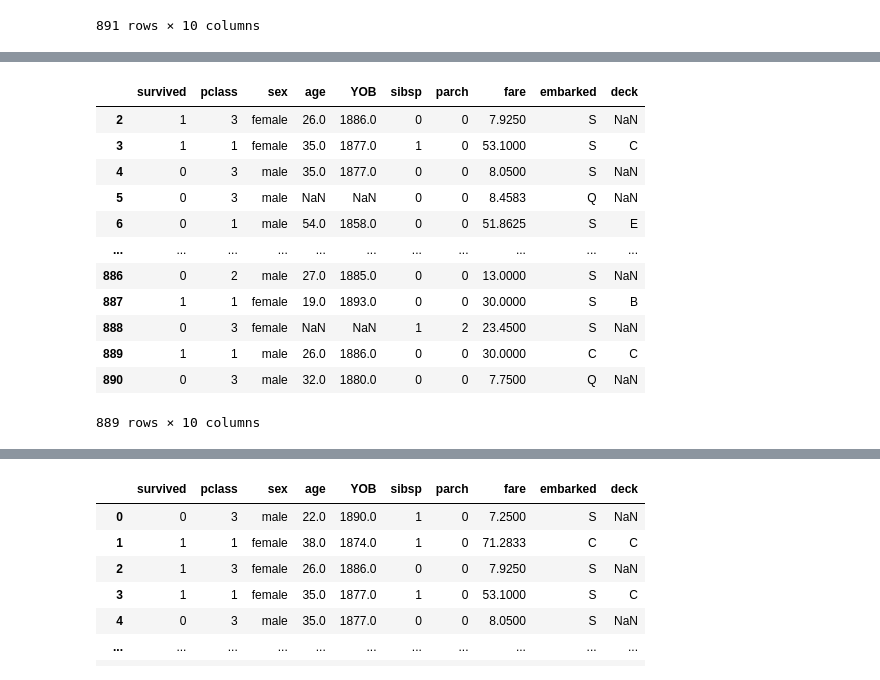
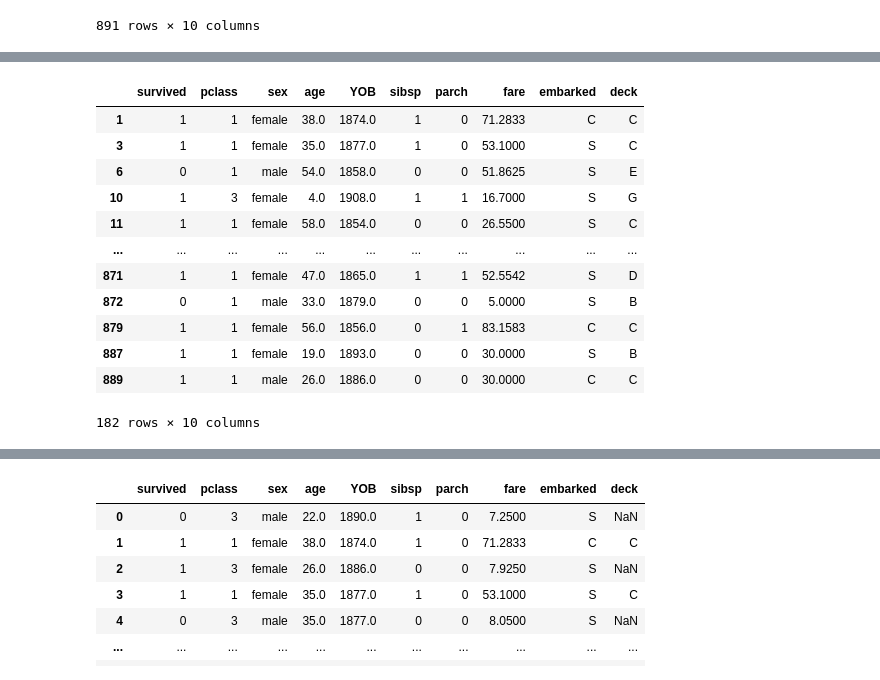
Before and after one commit to surajh8596/pandas, a Jupyter notebook: Pandas.ipynb, the cells around one changed output, grey strips where cells are left out. Cells and saved outputs as stored; diff of their text form; code cells hidden in the pictures.

```diff
--- a/Pandas.ipynb
+++ b/Pandas.ipynb
@@ -24,0 +175,2 @@ titanic.shape
+# %%
+pd.options.display.min_rows
@@ -24,0 +179,2 @@ titanic.shape
+# %%
+pd.options.display.max_rows=900
@@ -44,5 +286,5 @@ memory usage: 62.8+ KB
 # %%
-pd.options.display.max_columns=30
+pd.options.display.max_rows=90
 # %%
 titanic
 # %% [output]
@@ -637,16 +1732,16 @@ titanic
 # %%
-titanic.drop([0,1], axis=0)
+titanic.dropna(axis=0)
 # %% [output]
 |  | survived | pclass | sex | age | YOB | sibsp | parch | fare | embarked | deck |
-| 2 | 1 | 3 | female | 26.0 | 1886.0 | 0 | 0 | 7.9250 | S | NaN |
+| 1 | 1 | 1 | female | 38.0 | 1874.0 | 1 | 0 | 71.2833 | C | C |
 | 3 | 1 | 1 | female | 35.0 | 1877.0 | 1 | 0 | 53.1000 | S | C |
-| 4 | 0 | 3 | male | 35.0 | 1877.0 | 0 | 0 | 8.0500 | S | NaN |
-| 5 | 0 | 3 | male | NaN | NaN | 0 | 0 | 8.4583 | Q | NaN |
 | 6 | 0 | 1 | male | 54.0 | 1858.0 | 0 | 0 | 51.8625 | S | E |
+| 10 | 1 | 3 | female | 4.0 | 1908.0 | 1 | 1 | 16.7000 | S | G |
+| 11 | 1 | 1 | female | 58.0 | 1854.0 | 0 | 0 | 26.5500 | S | C |
 | ... | ... | ... | ... | ... | ... | ... | ... | ... | ... | ... |
-| 886 | 0 | 2 | male | 27.0 | 1885.0 | 0 | 0 | 13.0000 | S | NaN |
+| 871 | 1 | 1 | female | 47.0 | 1865.0 | 1 | 1 | 52.5542 | S | D |
+| 872 | 0 | 1 | male | 33.0 | 1879.0 | 0 | 0 | 5.0000 | S | B |
+| 879 | 1 | 1 | female | 56.0 | 1856.0 | 0 | 1 | 83.1583 | C | C |
 | 887 | 1 | 1 | female | 19.0 | 1893.0 | 0 | 0 | 30.0000 | S | B |
-| 888 | 0 | 3 | female | NaN | NaN | 1 | 2 | 23.4500 | S | NaN |
 | 889 | 1 | 1 | male | 26.0 | 1886.0 | 0 | 0 | 30.0000 | C | C |
-| 890 | 0 | 3 | male | 32.0 | 1880.0 | 0 | 0 | 7.7500 | Q | NaN |
-889 rows × 10 columns
+182 rows × 10 columns
```
Also changed, not shown: parts of 308 cells of this notebook.
